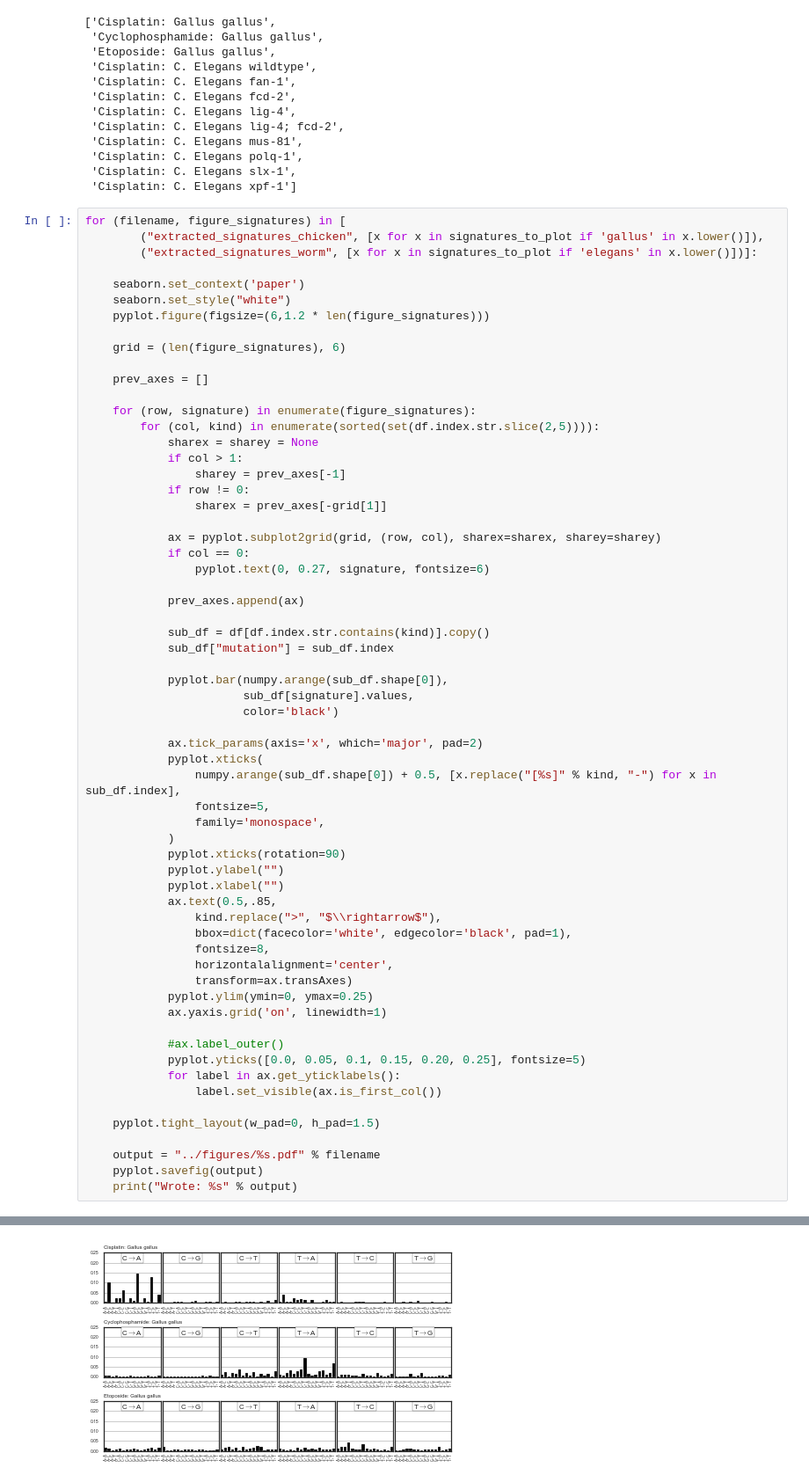
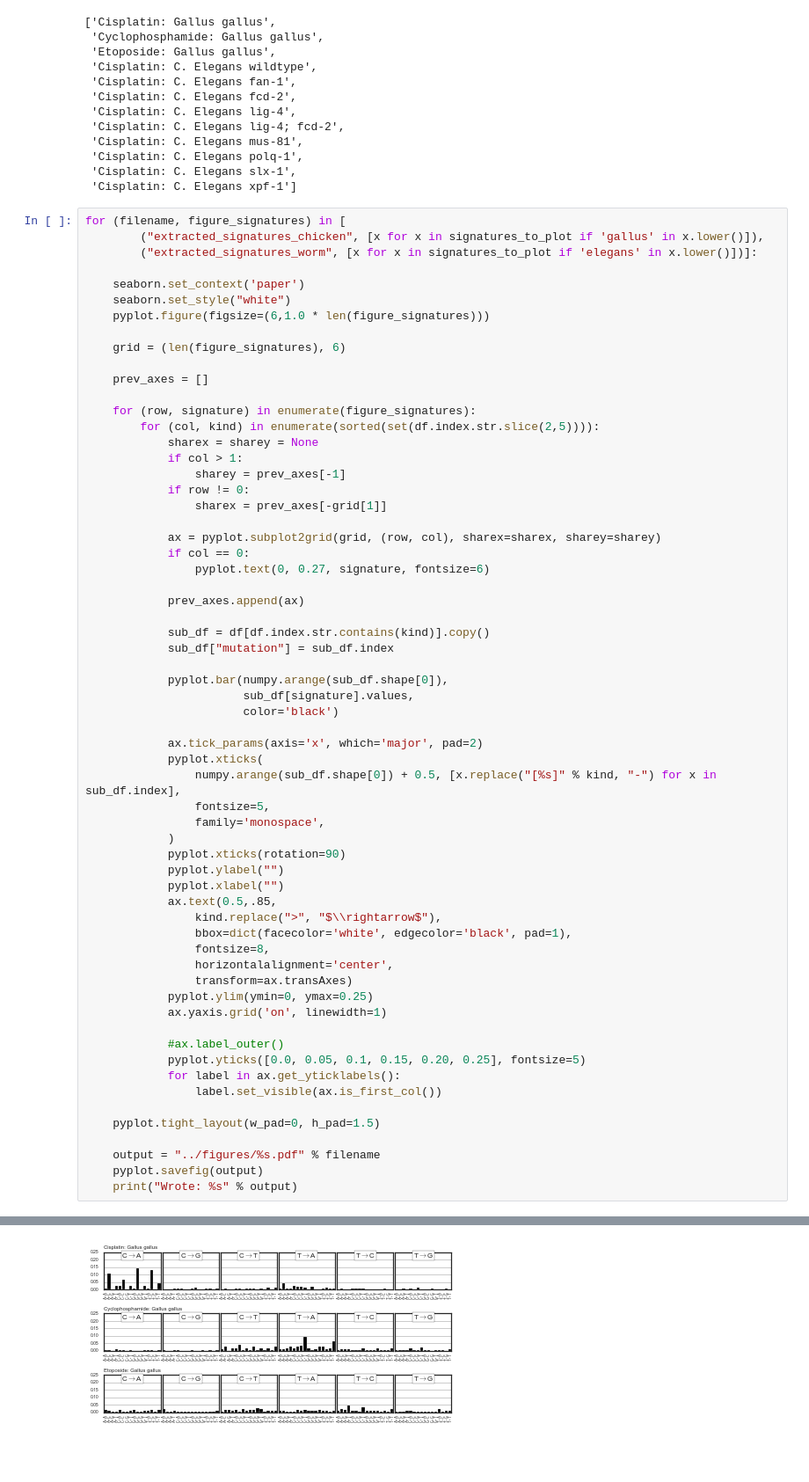
Before and after one commit to hammerlab/paper-aocs-chemo-neoantigens, a Jupyter notebook: notebooks/plot extracted signatures.ipynb, the cells around one changed output, grey strips where cells are left out. Shown at 88% size. Cells and saved outputs as stored; diff of their text form; blank space fills up the shorter version.

```diff
--- a/notebooks/plot extracted signatures.ipynb
+++ b/notebooks/plot extracted signatures.ipynb
@@ -88,7 +88,7 @@ for (filename, figure_signatures) in [
 
     seaborn.set_context('paper')
     seaborn.set_style("white")
-    pyplot.figure(figsize=(6,1.2 * len(figure_signatures)))
+    pyplot.figure(figsize=(6,1.0 * len(figure_signatures)))
 
     grid = (len(figure_signatures), 6)
 
@@ -119,31 +119,31 @@ for (filename, figure_signatures) in [
             pyplot.xticks(
                 numpy.arange(sub_df.shape[0]) + 0.5, [x.replace("[%s]" % kind, "-") for x in sub_df.index],
                 fontsize=5,
                 family='monospace',
             )
             pyplot.xticks(rotation=90)
             pyplot.ylabel("")
             pyplot.xlabel("")
             ax.text(0.5,.85,
                 kind.replace(">", "$\\rightarrow$"),
                 bbox=dict(facecolor='white', edgecolor='black', pad=1),
                 fontsize=8,
                 horizontalalignment='center',
                 transform=ax.transAxes)
             pyplot.ylim(ymin=0, ymax=0.25)
             ax.yaxis.grid('on', linewidth=1)
 
             #ax.label_outer()
             pyplot.yticks([0.0, 0.05, 0.1, 0.15, 0.20, 0.25], fontsize=5)
             for label in ax.get_yticklabels():
                 label.set_visible(ax.is_first_col())
 
     pyplot.tight_layout(w_pad=0, h_pad=1.5)
 
     output = "../figures/%s.pdf" % filename
     pyplot.savefig(output)
     print("Wrote: %s" % output)
 # %% [output]
 Wrote: ../figures/extracted_signatures_chicken.pdf
 Wrote: ../figures/extracted_signatures_worm.pdf
-[figure, old version]
+[figure, new version]
```
Also changed, not shown: parts of 1 cell of this notebook, 5 other files.
